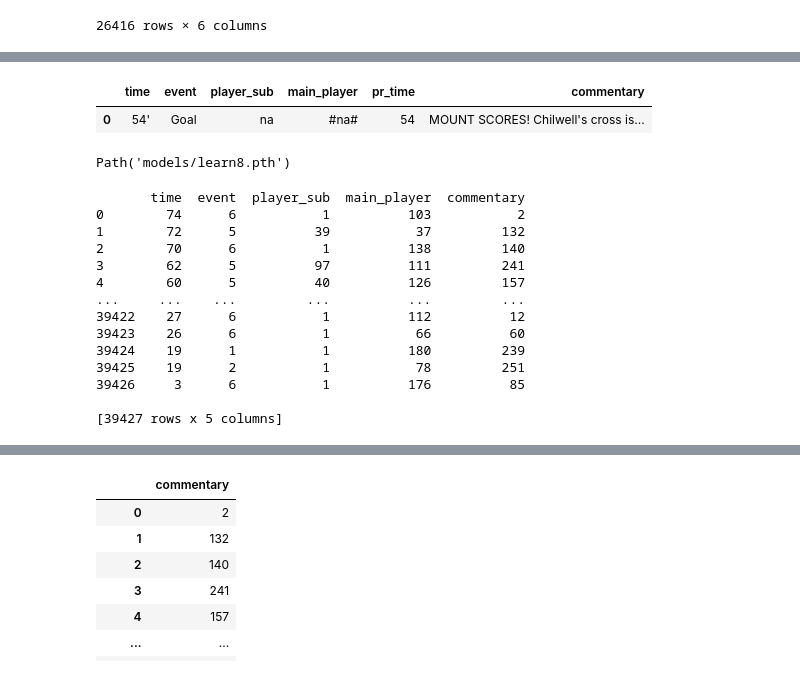
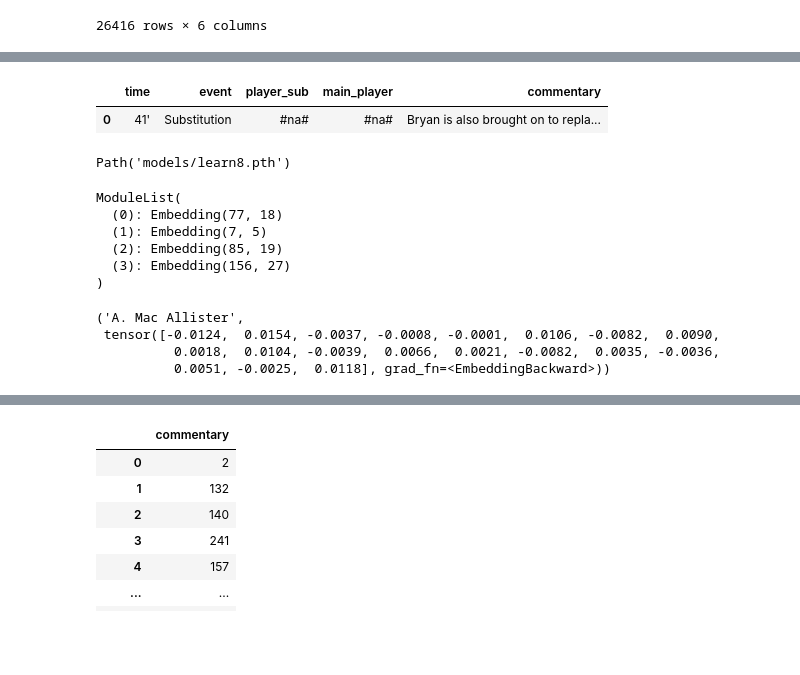
Before and after one commit to rohitgang/EBCG, a Jupyter notebook: model.ipynb, the cells around one changed output, grey strips where cells are left out. Saved outputs shown, nothing was run; the diff lists cells and outputs as text; code cells hidden in the pictures; blank space fills up the shorter version.

```diff
--- a/model.ipynb
+++ b/model.ipynb
@@ -82,6 +82,6 @@ df.to_pickle('processd_event_data.pickle')
 # %% [markdown]
 # Entity Embedding for Categorical Variable
 # %%
-cont, cat = cont_cat_split(df, dep_var='commentary', max_card=12000)
+cont, cat = cont_cat_split(df, dep_var='commentary')
 cont, cat
 # %% [output]
@@ -126,13 +142,13 @@ learn.fit_one_cycle(4, 5e-4)
 # %%
-d = {'time': "54'", 'event': "Goal", 'player_sub' : 'na',
-     'main_player':"Ronaldo", 'pr_time':54}
+d = {'time': "41'", 'event': "Substitution", 'player_sub' : 'Thomas',
+     'main_player':"Ziyech", 'pr_time':41}
 ser = pd.Series(data=d, index=['time','event','player_sub','main_player','pr_time'])
 preds, *_ = learn.predict(ser)
 preds.show()
 # %% [output]
 [interactive output not drawn]
-|  | time | event | player_sub | main_player | pr_time | commentary |
-| 0 | 54' | Goal | na | #na# | 54 | MOUNT SCORES! Chilwell's cross is... |
+|  | time | event | player_sub | main_player | commentary |
+| 0 | 41' | Substitution | #na# | #na# | Bryan is also brought on to repla... |
 # %%
 learn.save('learn8')
 # %% [output]
@@ -151,2 +171,18 @@ def embed_features(learner, x):
+# %%
+embed
+# %% [output]
+ModuleList(
+  (0): Embedding(77, 18)
+  (1): Embedding(7, 5)
+  (2): Embedding(85, 19)
+  (3): Embedding(156, 27)
+)
+# %%
+df_train.iloc[0,2], embed[2](tensor(to.train.xs.iloc[0,2], dtype=torch.int64).to(device))
+# %% [output]
+('A. Mac Allister',
+ tensor([-0.0124,  0.0154, -0.0037, -0.0008, -0.0001,  0.0106, -0.0082,  0.0090,
+          0.0018,  0.0104, -0.0039,  0.0066,  0.0021, -0.0082,  0.0035, -0.0036,
+          0.0051, -0.0025,  0.0118], grad_fn=<EmbeddingBackward>))
 # %%
 procs = [Categorify]
@@ -154,17 +189,0 @@ to = TabularPandas(df, procs, cat, cont, 'commentary')
-# %%
-to_nn
-# %% [output]
-       time  event  player_sub  main_player  commentary
-0        74      6           1          103           2
-1        72      5          39           37         132
-2        70      6           1          138         140
-3        62      5          97          111         241
-4        60      5          40          126         157
-...     ...    ...         ...          ...         ...
-39422    27      6           1          112          12
-39423    26      6           1           66          60
-39424    19      1           1          180         239
-39425    19      2           1           78         251
-39426     3      6           1          176          85
-
-[39427 rows x 5 columns]
```
Also changed, not shown: parts of 13 cells of this notebook, 4 other files.
